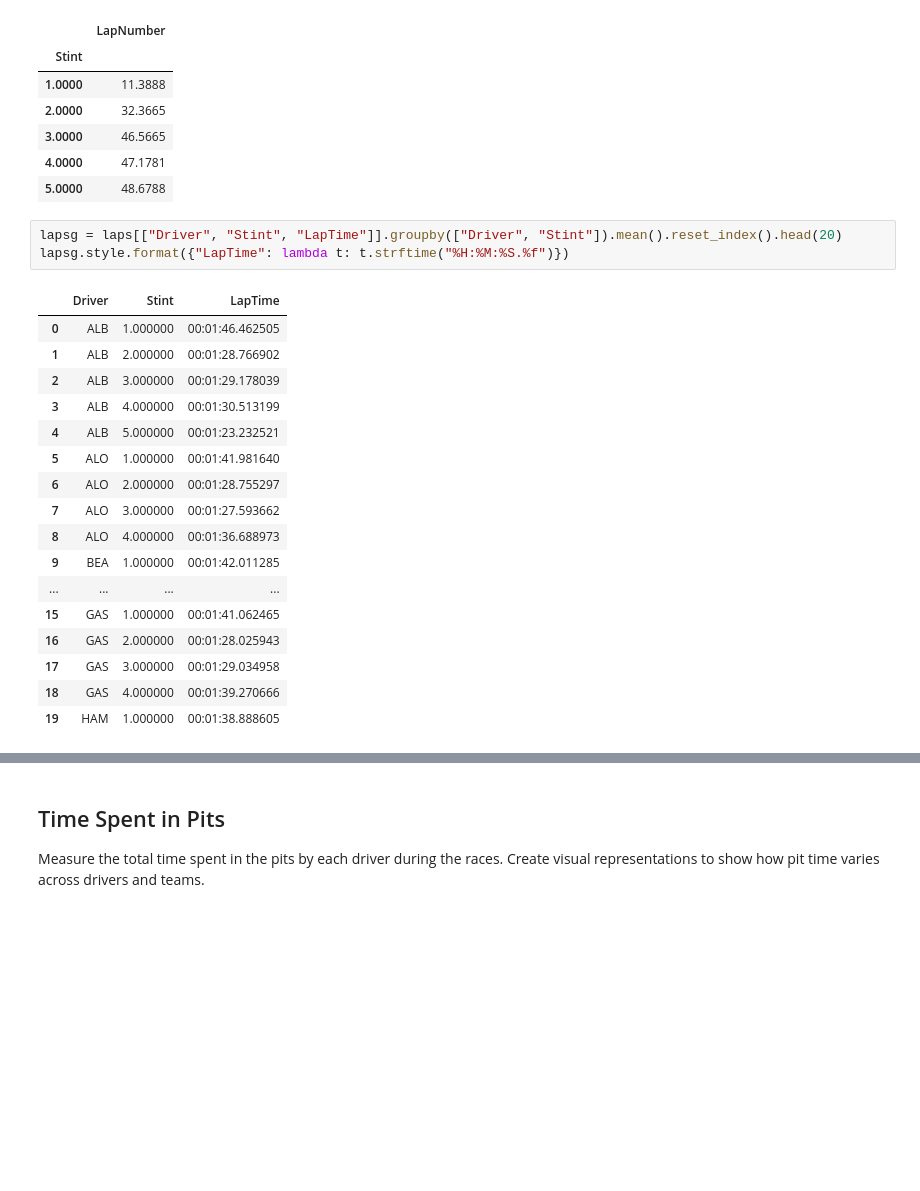
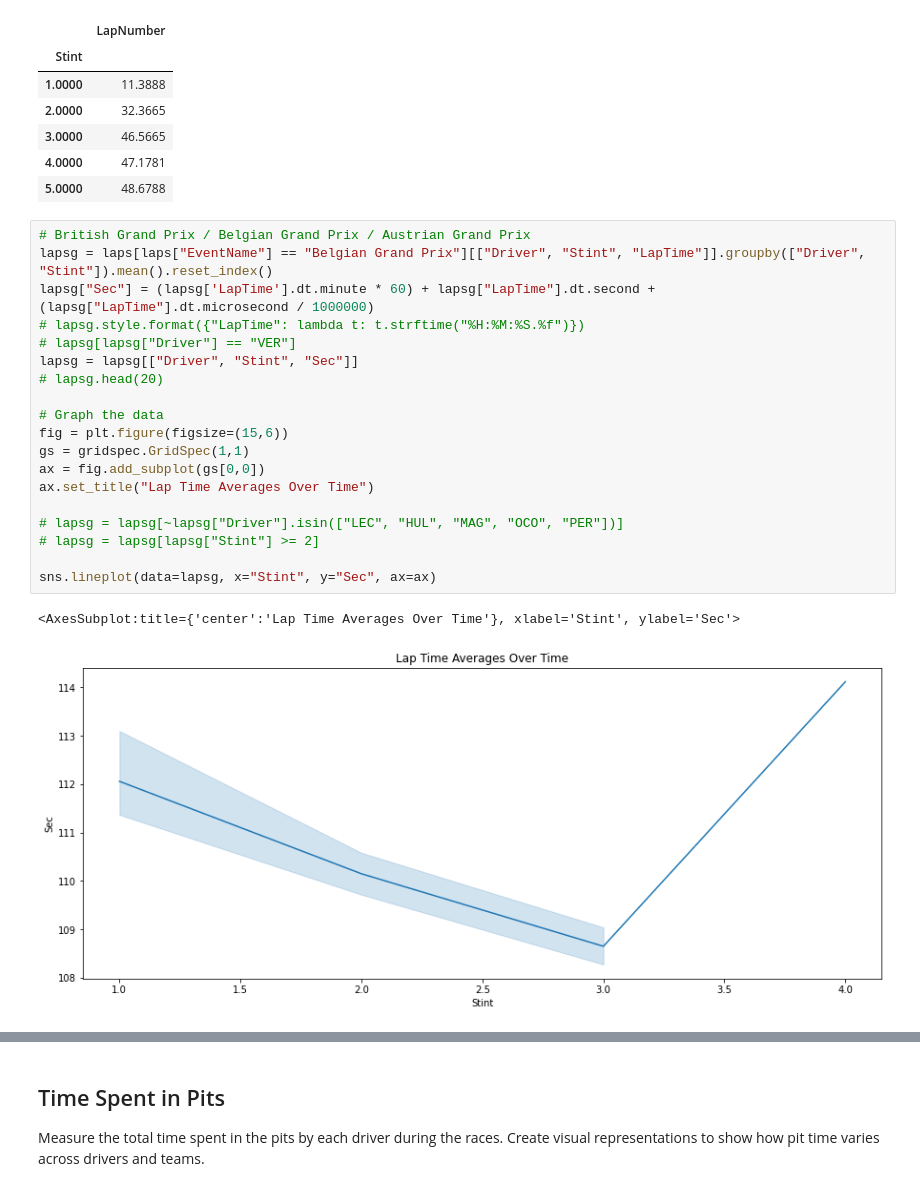
Before and after one commit to MyNameIsCalvinDavis/Data-Science, a Jupyter notebook: F1/F1.ipynb, the cells around one changed output, grey strips where cells are left out. Drawn from its saved outputs; the diff is of its cells as text; blank space fills up the shorter version.

```diff
--- a/F1/F1.ipynb
+++ b/F1/F1.ipynb
@@ -436,23 +436,24 @@ laps.groupby(["Stint"]).mean()
 | 4.0000 | 47.1781 |
 | 5.0000 | 48.6788 |
 # %%
-lapsg = laps[["Driver", "Stint", "LapTime"]].groupby(["Driver", "Stint"]).mean().reset_index().head(20)
-lapsg.style.format({"LapTime": lambda t: t.strftime("%H:%M:%S.%f")})
+# British Grand Prix / Belgian Grand Prix / Austrian Grand Prix
+lapsg = laps[laps["EventName"] == "Belgian Grand Prix"][["Driver", "Stint", "LapTime"]].groupby(["Driver", "Stint"]).mean().reset_index()
+lapsg["Sec"] = (lapsg['LapTime'].dt.minute * 60) + lapsg["LapTime"].dt.second + (lapsg["LapTime"].dt.microsecond / 1000000)
+# lapsg.style.format({"LapTime": lambda t: t.strftime("%H:%M:%S.%f")})
+# lapsg[lapsg["Driver"] == "VER"]
+lapsg = lapsg[["Driver", "Stint", "Sec"]]
+# lapsg.head(20)
+
+# Graph the data
+fig = plt.figure(figsize=(15,6))
+gs = gridspec.GridSpec(1,1)
+ax = fig.add_subplot(gs[0,0])
+ax.set_title("Lap Time Averages Over Time")
+
+# lapsg = lapsg[~lapsg["Driver"].isin(["LEC", "HUL", "MAG", "OCO", "PER"])]
+# lapsg = lapsg[lapsg["Stint"] >= 2]
+
+sns.lineplot(data=lapsg, x="Stint", y="Sec", ax=ax)
 # %% [output]
-|  | Driver | Stint | LapTime |
-| 0 | ALB | 1.000000 | 00:01:46.462505 |
-| 1 | ALB | 2.000000 | 00:01:28.766902 |
-| 2 | ALB | 3.000000 | 00:01:29.178039 |
-| 3 | ALB | 4.000000 | 00:01:30.513199 |
-| 4 | ALB | 5.000000 | 00:01:23.232521 |
-| 5 | ALO | 1.000000 | 00:01:41.981640 |
-| 6 | ALO | 2.000000 | 00:01:28.755297 |
-| 7 | ALO | 3.000000 | 00:01:27.593662 |
-| 8 | ALO | 4.000000 | 00:01:36.688973 |
-| 9 | BEA | 1.000000 | 00:01:42.011285 |
-| ... | ... | ... | ... |
-| 15 | GAS | 1.000000 | 00:01:41.062465 |
-| 16 | GAS | 2.000000 | 00:01:28.025943 |
-| 17 | GAS | 3.000000 | 00:01:29.034958 |
-| 18 | GAS | 4.000000 | 00:01:39.270666 |
-| 19 | HAM | 1.000000 | 00:01:38.888605 |
+<AxesSubplot:title={'center':'Lap Time Averages Over Time'}, xlabel='Stint', ylabel='Sec'>
+[figure, added]
```
Also changed, not shown: parts of 2 cells of this notebook.
